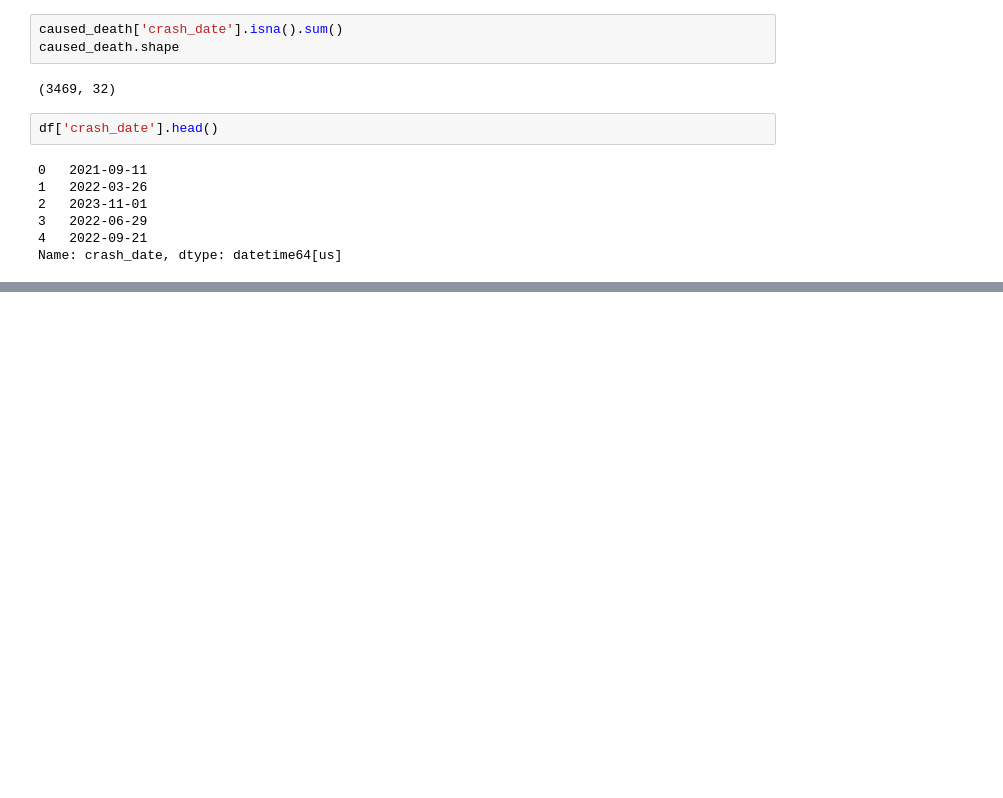
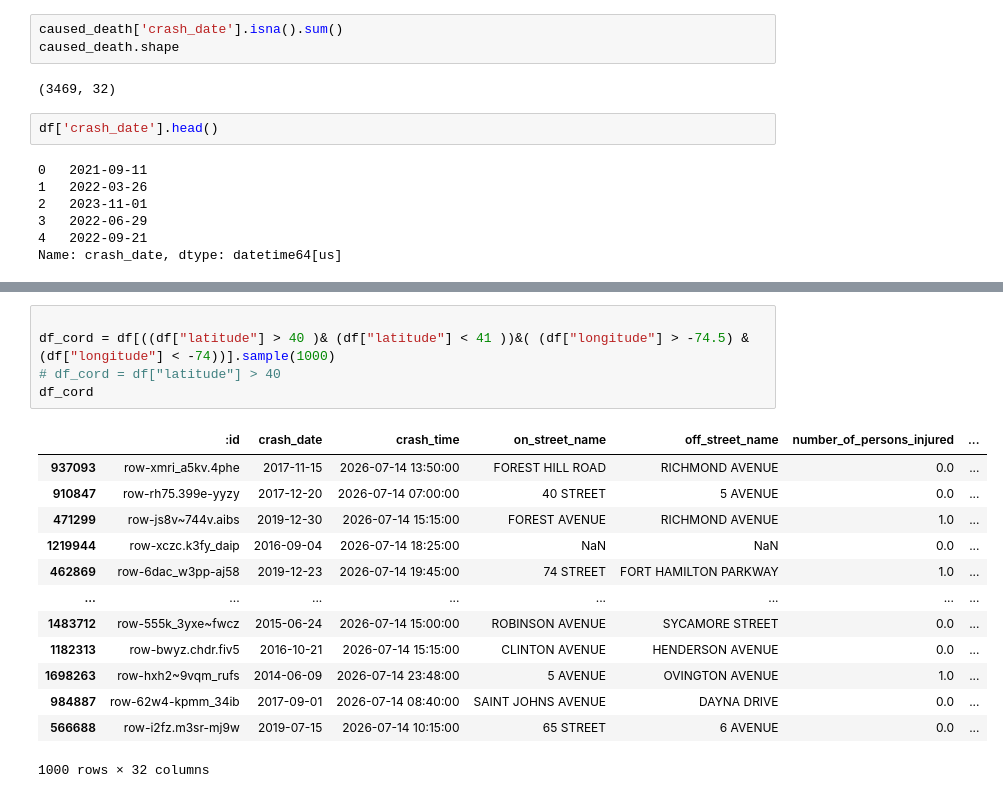
Before and after one commit to CrissCross56/DataScienceNYCProj, a Jupyter notebook: DataScienceProj.ipynb, the cells around one changed output, grey strips where cells are left out. Drawn from its saved outputs; the diff is of its cells as text; blank space fills up the shorter version.

```diff
--- a/DataScienceProj.ipynb
+++ b/DataScienceProj.ipynb
@@ -226,0 +243,19 @@ Name: crash_date, dtype: datetime64[us]
+# %%
+
+df_cord = df[((df["latitude"] > 40 )& (df["latitude"] < 41 ))&( (df["longitude"] > -74.5) & (df["longitude"] < -74))].sample(1000)
+# df_cord = df["latitude"] > 40
+df_cord
+# %% [output]
+|  | :id | crash_date | crash_time | on_street_name | off_street_name | number_of_persons_injured | ... |
+| 937093 | row-xmri_a5kv.4phe | 2017-11-15 | 2026-07-14 13:50:00 | FOREST HILL ROAD | RICHMOND AVENUE | 0.0 | ... |
+| 910847 | row-rh75.399e-yyzy | 2017-12-20 | 2026-07-14 07:00:00 | 40 STREET | 5 AVENUE | 0.0 | ... |
+| 471299 | row-js8v~744v.aibs | 2019-12-30 | 2026-07-14 15:15:00 | FOREST AVENUE | RICHMOND AVENUE | 1.0 | ... |
+| 1219944 | row-xczc.k3fy_daip | 2016-09-04 | 2026-07-14 18:25:00 | NaN | NaN | 0.0 | ... |
+| 462869 | row-6dac_w3pp-aj58 | 2019-12-23 | 2026-07-14 19:45:00 | 74 STREET | FORT HAMILTON PARKWAY | 1.0 | ... |
+| ... | ... | ... | ... | ... | ... | ... | ... |
+| 1483712 | row-555k_3yxe~fwcz | 2015-06-24 | 2026-07-14 15:00:00 | ROBINSON AVENUE | SYCAMORE STREET | 0.0 | ... |
+| 1182313 | row-bwyz.chdr.fiv5 | 2016-10-21 | 2026-07-14 15:15:00 | CLINTON AVENUE | HENDERSON AVENUE | 0.0 | ... |
+| 1698263 | row-hxh2~9vqm_rufs | 2014-06-09 | 2026-07-14 23:48:00 | 5 AVENUE | OVINGTON AVENUE | 1.0 | ... |
+| 984887 | row-62w4-kpmm_34ib | 2017-09-01 | 2026-07-14 08:40:00 | SAINT JOHNS AVENUE | DAYNA DRIVE | 0.0 | ... |
+| 566688 | row-i2fz.m3sr-mj9w | 2019-07-15 | 2026-07-14 10:15:00 | 65 STREET | 6 AVENUE | 0.0 | ... |
+1000 rows × 32 columns
```
Also changed, not shown: parts of 16 cells of this notebook.
